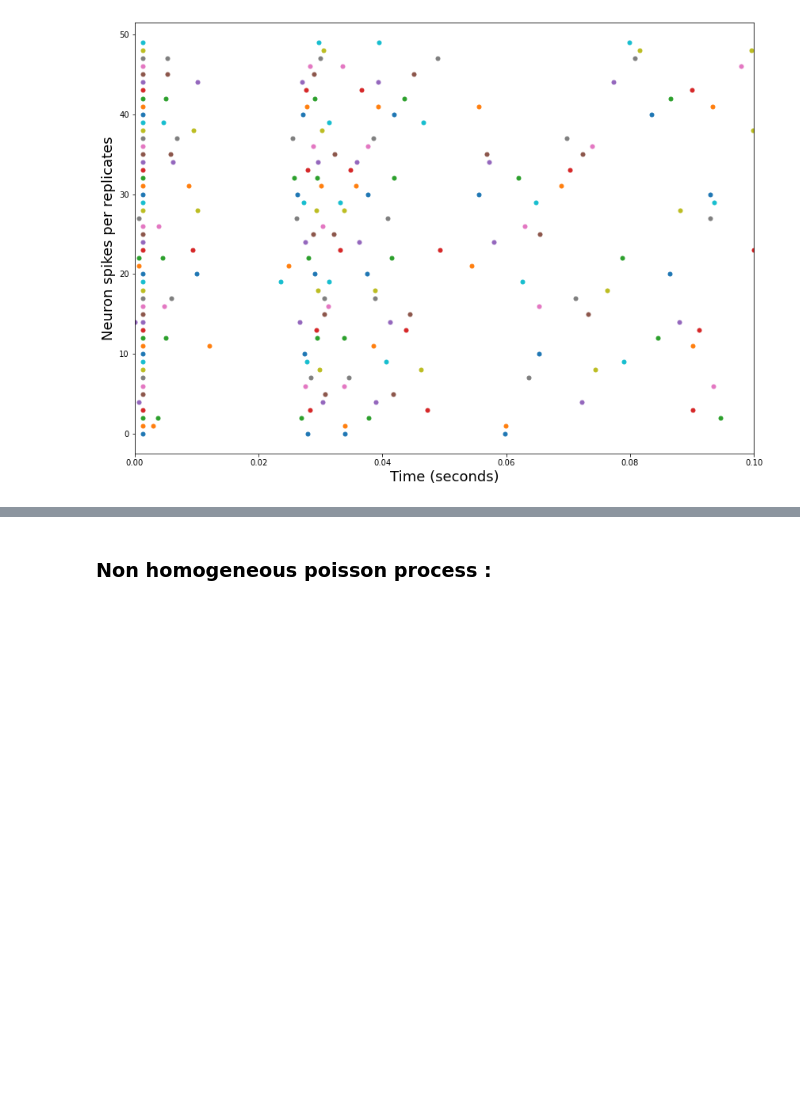
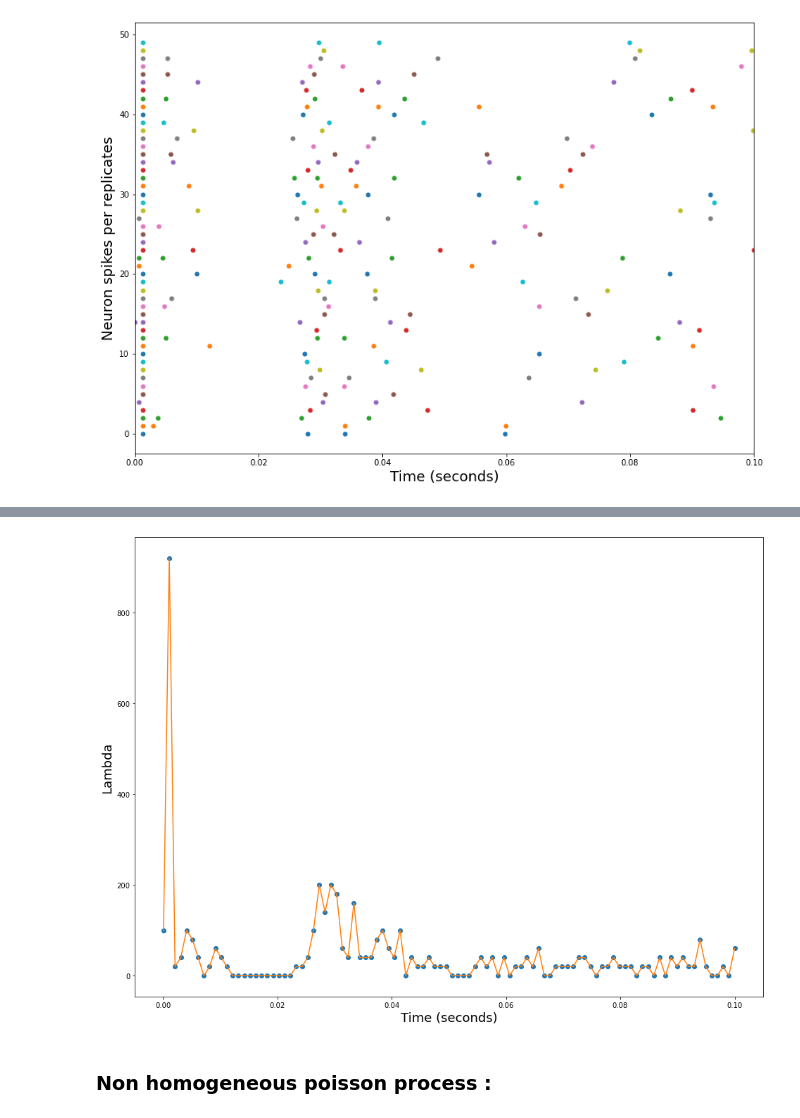
Before and after one commit to neonicoo/TPs-Stochastic-Processes, a Jupyter notebook: TP-Spike-trains-modeling-poisson-process.ipynb, the cells around one changed output, grey strips where cells are left out. Drawn from its saved outputs; the diff is of its cells as text; code cells hidden in the pictures; blank space fills up the shorter version.

```diff
--- a/TP-Spike-trains-modeling-poisson-process.ipynb
+++ b/TP-Spike-trains-modeling-poisson-process.ipynb
@@ -153,3 +172,11 @@ print(lambda1)
+# %%
+plt.figure(figsize=(16, 12))
+plt.plot(x, y, 'o', x, f(x))
+plt.xlabel("Time (seconds)", fontsize = 18)
+plt.ylabel("Lambda", fontsize = 18)
+plt.show()
+# %% [output]
+[figure, added]
 # %% [markdown]
 ### Non homogeneous poisson process :
 # %% [markdown]
```
Also changed, not shown: parts of 24 cells of this notebook.
